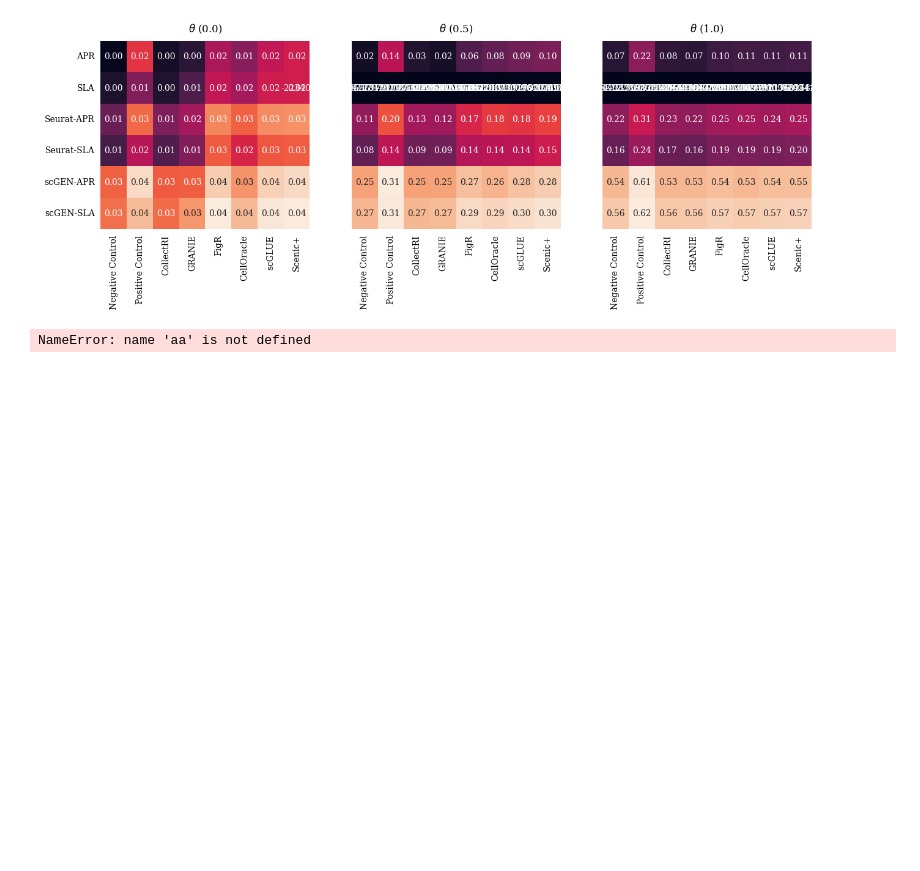
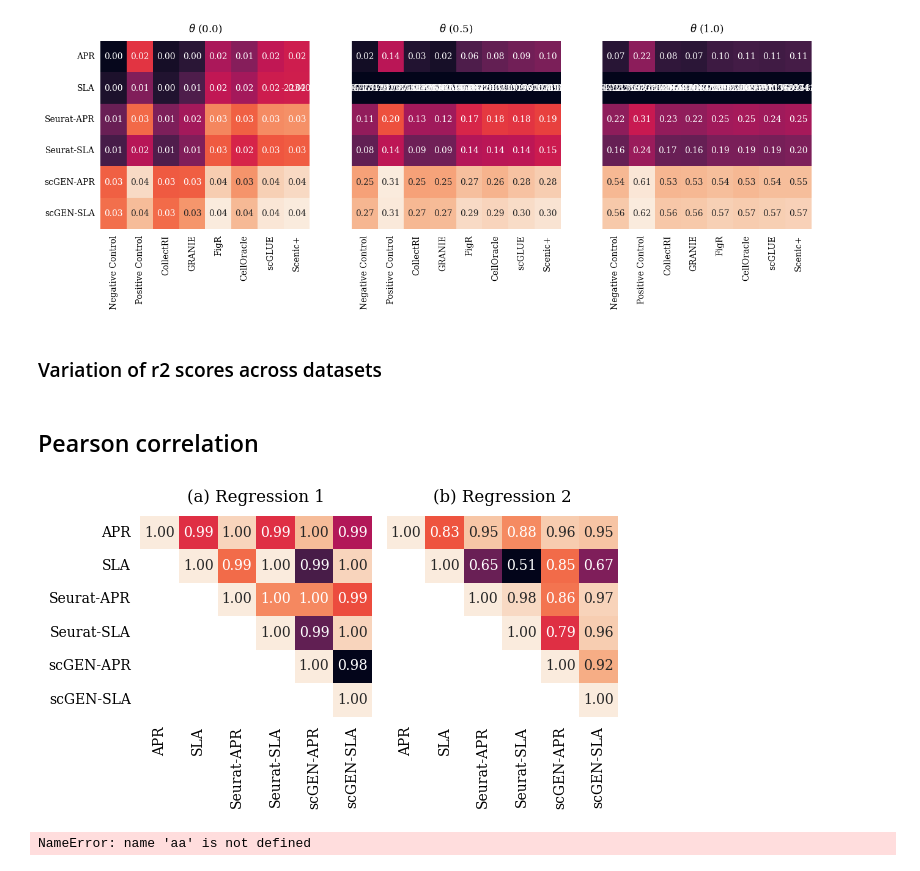
Before and after one commit to janursa/grn_benchmark, a Jupyter notebook: notebooks/process_results.ipynb, the cells around one changed output. Drawn from its saved outputs; the diff is of its cells as text; code cells hidden in the pictures; blank space fills up the shorter version.

Commit message:
process results updated

```diff
--- a/notebooks/process_results.ipynb
+++ b/notebooks/process_results.ipynb
@@ -140,13 +140,13 @@ fig, axes = plt.subplots(1,2, figsize=(10, 4), sharey=True)
 
 ax =axes[0]
 col = 'ex(False)_tf(-1)'
-scores = extract_col(col)
-headmap(scores, name=colname_map[col], ax=ax)
+scores_1_1 = extract_col(col)
+headmap(scores_1_1, name=colname_map[col], ax=ax)
 
 ax =axes[1]
 col = 'ex(True)_tf(-1)'
-scores = extract_col(col)
-headmap(scores, name=colname_map[col], ax=ax)
+scores_0_1 = extract_col(col)
+headmap(scores_0_1, name=colname_map[col], ax=ax)
 plt.show()
 
 fig.savefig(f"{results_folder}/figs/benchmark_all_layers_reg1_1.png", dpi=300, transparent=True, bbox_inches='tight')
@@ -155,13 +155,13 @@ fig, axes = plt.subplots(1,2, figsize=(10, 4), sharey=True)
 
 ax =axes[0]
 col = 'ex(False)_tf(140)'
-scores = extract_col(col)
-headmap(scores, name=colname_map[col], ax=ax)
+scores_1_0 = extract_col(col)
+headmap(scores_1_0, name=colname_map[col], ax=ax)
 
 ax =axes[1]
 col = 'ex(True)_tf(140)'
-scores = extract_col(col)
-headmap(scores, name=colname_map[col], ax=ax)
+scores_0_0 = extract_col(col)
+headmap(scores_0_0, name=colname_map[col], ax=ax)
 plt.show()
 
 fig.savefig(f"{results_folder}/figs/benchmark_all_layers_reg1_2.png", dpi=300, transparent=True, bbox_inches='tight')
@@ -175,8 +175,8 @@ headmap(scores, name=colname_map[col], ax=ax)
 
 ax =axes[1]
 col = 'static-theta-0.5'
-scores = extract_col(col)
-headmap(scores, name=colname_map[col], ax=ax)
+scores_reg2_1 = extract_col(col)
+headmap(scores_reg2_1, name=colname_map[col], ax=ax)
 
 ax =axes[2]
 col = 'static-theta-1.0'
@@ -189,3 +189,5 @@ fig.savefig(f"{results_folder}/figs/benchmark_all_layers_reg2.png", dpi=300, tra
 [figure]
 [figure]
 [figure]
+# %% [markdown]
+### Variation of r2 scores across datasets
@@ -192,3 +234,54 @@ fig.savefig(f"{results_folder}/figs/benchmark_all_layers_reg2.png", dpi=300, tra
+# %% [markdown]
+## Pearson correlation
+# %%
+# correlation
+from matplotlib.colors import LinearSegmentedColormap
+import seaborn as sns
+fig, axes = plt.subplots(1, 2, figsize=(6, 3.5), sharey=True)
+
+ax = axes[0]
+df_corr = scores_1_1.T.corr().round(3)
+
+# Combine both correlation matrices to find global min and max
+vmin = np.nanmin(df_corr)
+vmax = np.nanmax(df_corr)
+
+mask = np.tril(np.ones(df_corr.shape), k=-1).astype(bool)
+
+# Apply the mask to set values below the diagonal to NaN
+df_corr.where(~mask, other=np.nan, inplace=True)
+
+sns.heatmap(df_corr, ax=ax, square=False, cbar=False, annot=True, fmt='.2f', vmin=vmin, vmax=vmax)
+
+# Remove only the ticks, keep labels
+ax.tick_params(left=False, bottom=False)
+ax.xaxis.set_tick_params(width=0)
+ax.yaxis.set_tick_params(width=0)
+ax.set_title('(a) Regression 1', pad=10)
+
+ax = axes[1]
+df_corr = scores_reg2_1.T.corr().round(3)
+
+# Combine both correlation matrices to find global min and max
+vmin = np.nanmin(df_corr)
+vmax = np.nanmax(df_corr)
+
+mask = np.tril(np.ones(df_corr.shape), k=-1).astype(bool)
+
+# Apply the mask to set values below the diagonal to NaN
+df_corr.where(~mask, other=np.nan, inplace=True)
+
+sns.heatmap(df_corr, ax=ax, square=False, cbar=False, annot=True, fmt='.2f', vmin=vmin, vmax=vmax)
+
+# Remove only the ticks, keep labels
+ax.tick_params(left=False, bottom=False)
+ax.xaxis.set_tick_params(width=0)
+ax.yaxis.set_tick_params(width=0)
+ax.set_title('(b) Regression 2', pad=10)
+plt.tight_layout()
+plt.savefig(f'{results_folder}/figs/datasets-correlation.png', dpi=300, transparent=True,  bbox_inches='tight')
+# %% [output]
+[figure, added]
 # %%
 aa
 # %% [output]
```
Also changed, not shown: parts of 1 cell of this notebook, 4 other files.
